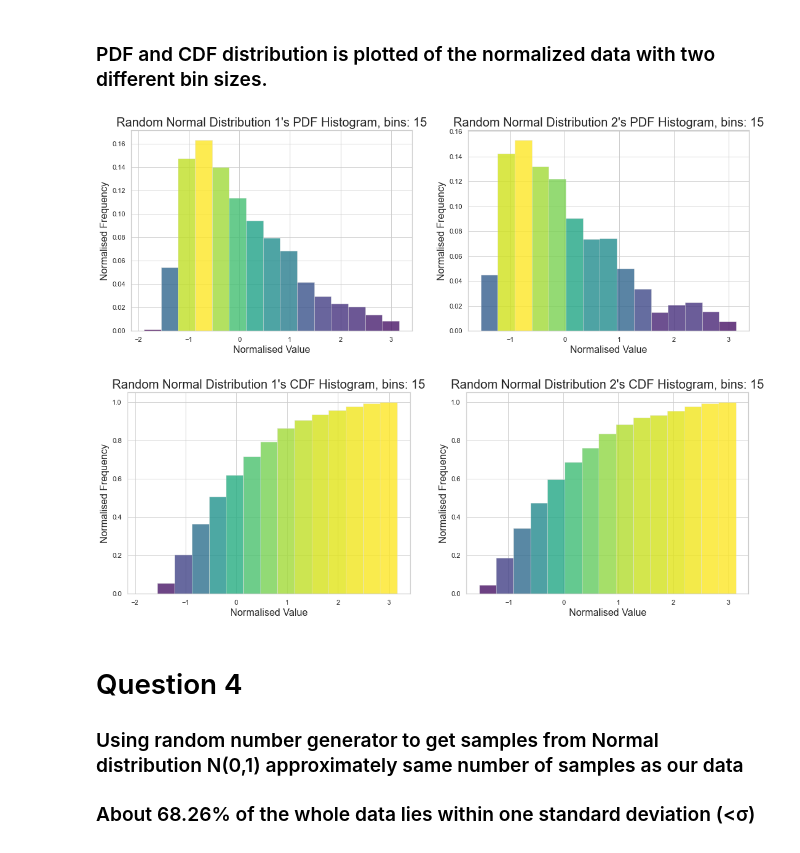
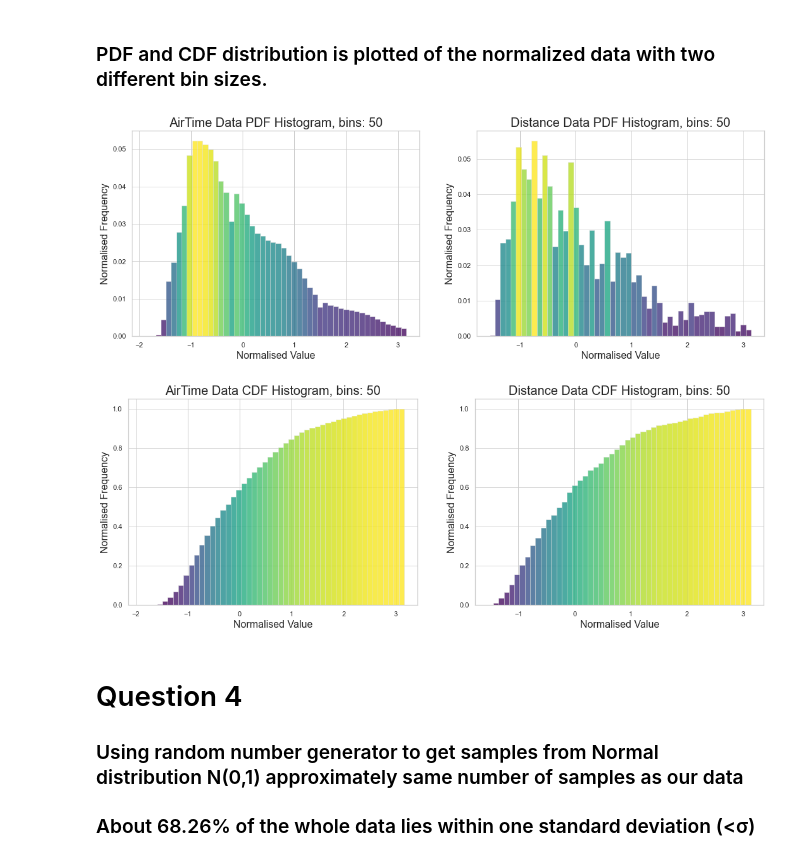
Before and after one commit to shantanutyagi67/CS306_Data_Analysis_And_Visualisation, a Jupyter notebook: Lab3/Lab3.ipynb, the cells around one changed output. Cells and saved outputs as stored; diff of their text form; code cells hidden in the pictures.

```diff
--- a/Lab3/Lab3.ipynb
+++ b/Lab3/Lab3.ipynb
@@ -181,7 +181,7 @@ def plotHistogram(data, bins, i, norm, cumu):
     for i in range(len(patches)):
         patches[i].set_facecolor(plt.cm.viridis((n[i]/nn)))
     # plotting starts here
-    if type(ran_norm1) != np.ndarray:
+    if type(data) != np.ndarray:
         if cumu == False:
             plt.title(data.name + ' Data PDF Histogram, bins: '+str(i+1), fontsize=20)
         else:
@@ -203,30 +203,30 @@ def plotHistogram(data, bins, i, norm, cumu):
 # %%
 # plot PDF  by calling the function
 plt.figure(figsize=(18, 6))
 # TMAX histogram
-plotHistogram(df1,15, 1, True, False) # 15 bins
+plotHistogram(df1,50, 1, True, False) # 15 bins
 #plotHistogram(df1,10, 2, True, False) # 10 bins
 #plt.show()
 #plt.figure(figsize=(18, 6))
 # TMIN histogram
-plotHistogram(df2,15, 2, True, False) # 15 bins
+plotHistogram(df2,50, 2, True, False) # 15 bins
 #plotHistogram(df2,10, 2, True, False) # 10 bins
 plt.show()
 
 # plot Cumulative PDF  by calling the function
 plt.figure(figsize=(18, 6))
 # TMAX histogram
-arr1 = plotHistogram(df1,15, 1, True, True) # 15 bins
+arr1 = plotHistogram(df1,50, 1, True, True) # 15 bins
 #plotHistogram(df1,10, 2, True, True) # 10 bins
 #plt.show()
 #plt.figure(figsize=(18, 6))
 # TMIN histogram
-arr2 = plotHistogram(df2,15, 2, True, True) # 15 bins
+arr2 = plotHistogram(df2,50, 2, True, True) # 15 bins
 #plotHistogram(df2,10, 2, True, True) # 10 bins
 plt.show()
 # %% [output]
-[figure, old version]
+[figure, new version]
-[figure, old version]
+[figure, new version]
 # %% [markdown]
 # Question 4
 ### Using random number generator to get samples from Normal distribution N(0,1) approximately same number of samples as our data
```
Also changed, not shown: parts of 6 cells of this notebook, 1 other file.
